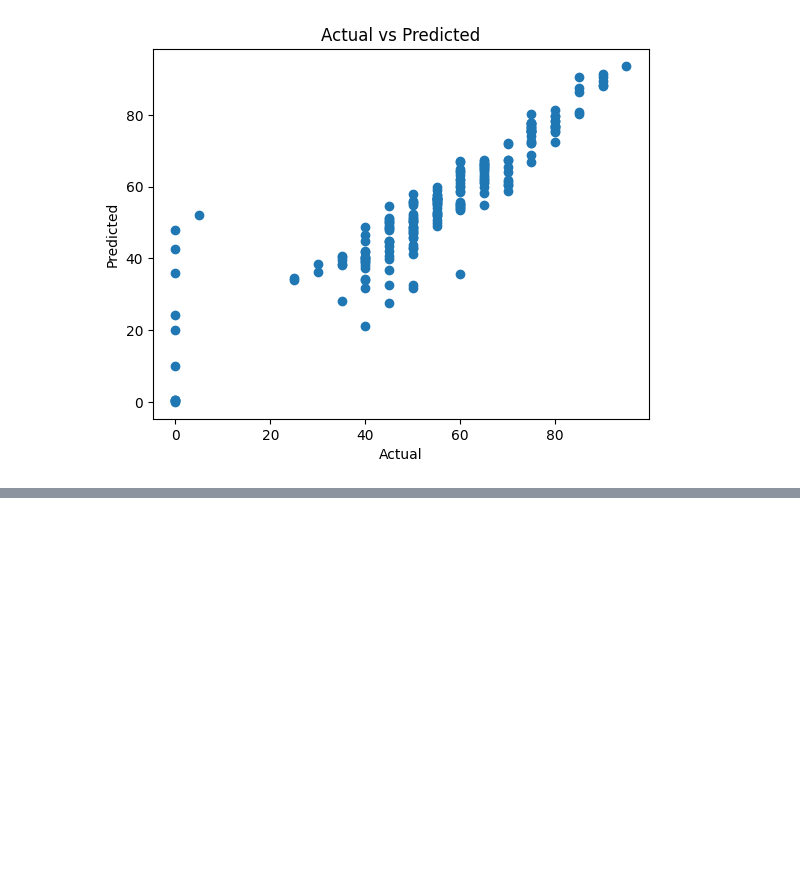
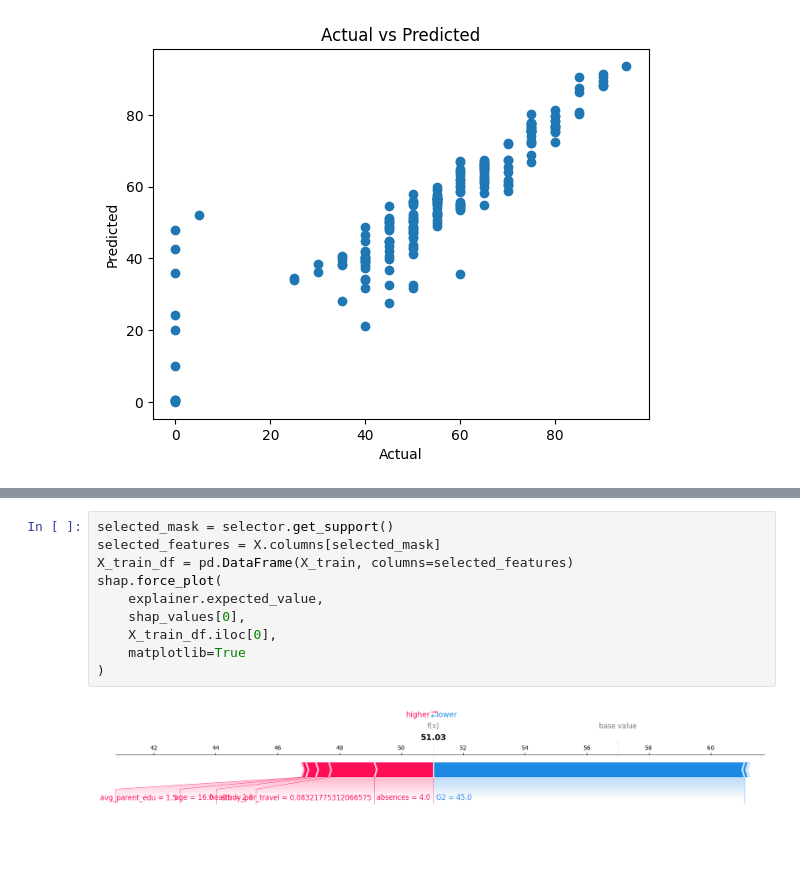
Before and after one commit to TenathDilusha/Student-result-prediction-with-XAI, a Jupyter notebook: notebooks/main.ipynb, the cells around one changed output, grey strips where cells are left out. Saved outputs shown, nothing was run; the diff lists cells and outputs as text; blank space fills up the shorter version.

```diff
--- a/notebooks/main.ipynb
+++ b/notebooks/main.ipynb
@@ -143,0 +169,12 @@ XGBoost Test R2: 0.80742347240448
+# %%
+selected_mask = selector.get_support()
+selected_features = X.columns[selected_mask]
+X_train_df = pd.DataFrame(X_train, columns=selected_features)
+shap.force_plot(
+    explainer.expected_value,
+    shap_values[0],
+    X_train_df.iloc[0],
+    matplotlib=True
+)
+# %% [output]
+[figure, added]
```
Also changed, not shown: parts of 5 cells of this notebook.
